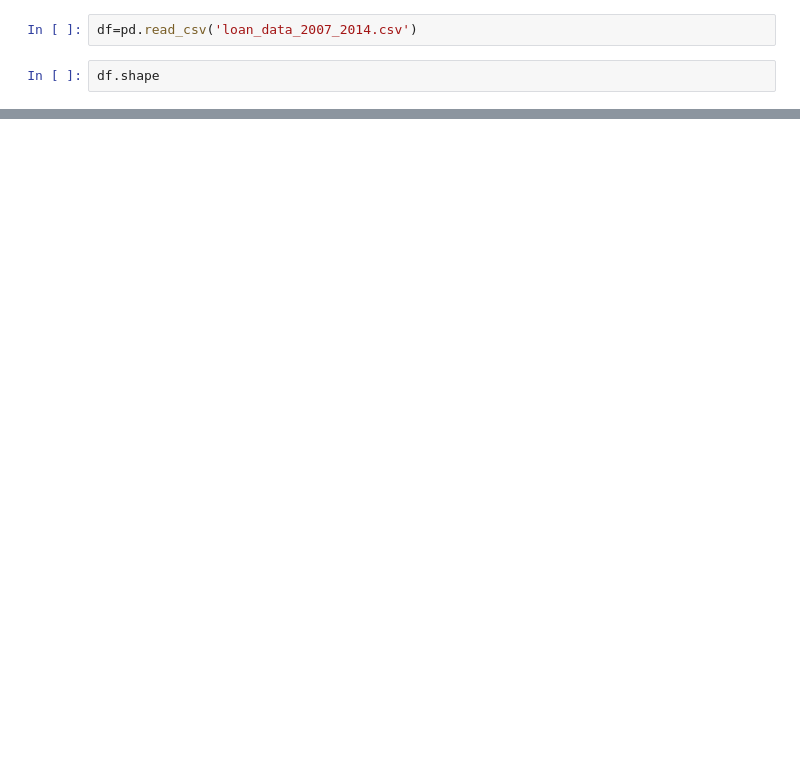
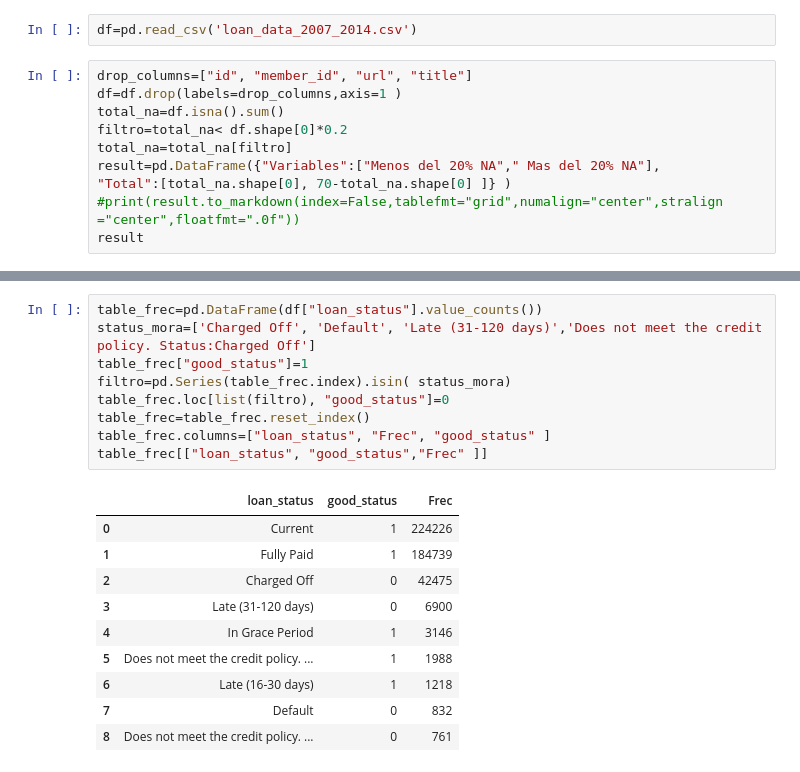
Before and after one commit to Germanchelo13/Credit-risk-model, a Jupyter notebook: analisis.ipynb, the cells around one changed output, grey strips where cells are left out. Saved outputs shown, nothing was run; the diff lists cells and outputs as text; blank space fills up the shorter version.

```diff
--- a/analisis.ipynb
+++ b/analisis.ipynb
@@ -3,5 +79,13 @@ import pandas as pd
 # %%
 df=pd.read_csv('loan_data_2007_2014.csv')
 # %%
-df.shape
+drop_columns=["id", "member_id", "url", "title"]
+df=df.drop(labels=drop_columns,axis=1 )
+total_na=df.isna().sum()
+filtro=total_na< df.shape[0]*0.2
+total_na=total_na[filtro]
+result=pd.DataFrame({"Variables":["Menos del 20% NA"," Mas del 20% NA"],
+"Total":[total_na.shape[0], 70-total_na.shape[0] ]} )
+#print(result.to_markdown(index=False,tablefmt="grid",numalign="center",stralign ="center",floatfmt=".0f"))
+result
 # %% [output]
@@ -11,0 +95,20 @@ SyntaxError: invalid syntax (2598950515.py, line 1)
+# %%
+table_frec=pd.DataFrame(df["loan_status"].value_counts())
+status_mora=['Charged Off', 'Default', 'Late (31-120 days)','Does not meet the credit policy. Status:Charged Off']
+table_frec["good_status"]=1
+filtro=pd.Series(table_frec.index).isin( status_mora)
+table_frec.loc[list(filtro), "good_status"]=0
+table_frec=table_frec.reset_index()
+table_frec.columns=["loan_status", "Frec", "good_status" ]
+table_frec[["loan_status", "good_status","Frec" ]]
+# %% [output]
+|  | loan_status | good_status | Frec |
+| 0 | Current | 1 | 224226 |
+| 1 | Fully Paid | 1 | 184739 |
+| 2 | Charged Off | 0 | 42475 |
+| 3 | Late (31-120 days) | 0 | 6900 |
+| 4 | In Grace Period | 1 | 3146 |
+| 5 | Does not meet the credit policy. ... | 1 | 1988 |
+| 6 | Late (16-30 days) | 1 | 1218 |
+| 7 | Default | 0 | 832 |
+| 8 | Does not meet the credit policy. ... | 0 | 761 |
```
Also changed, not shown: parts of 11 cells of this notebook, 2 other files.
